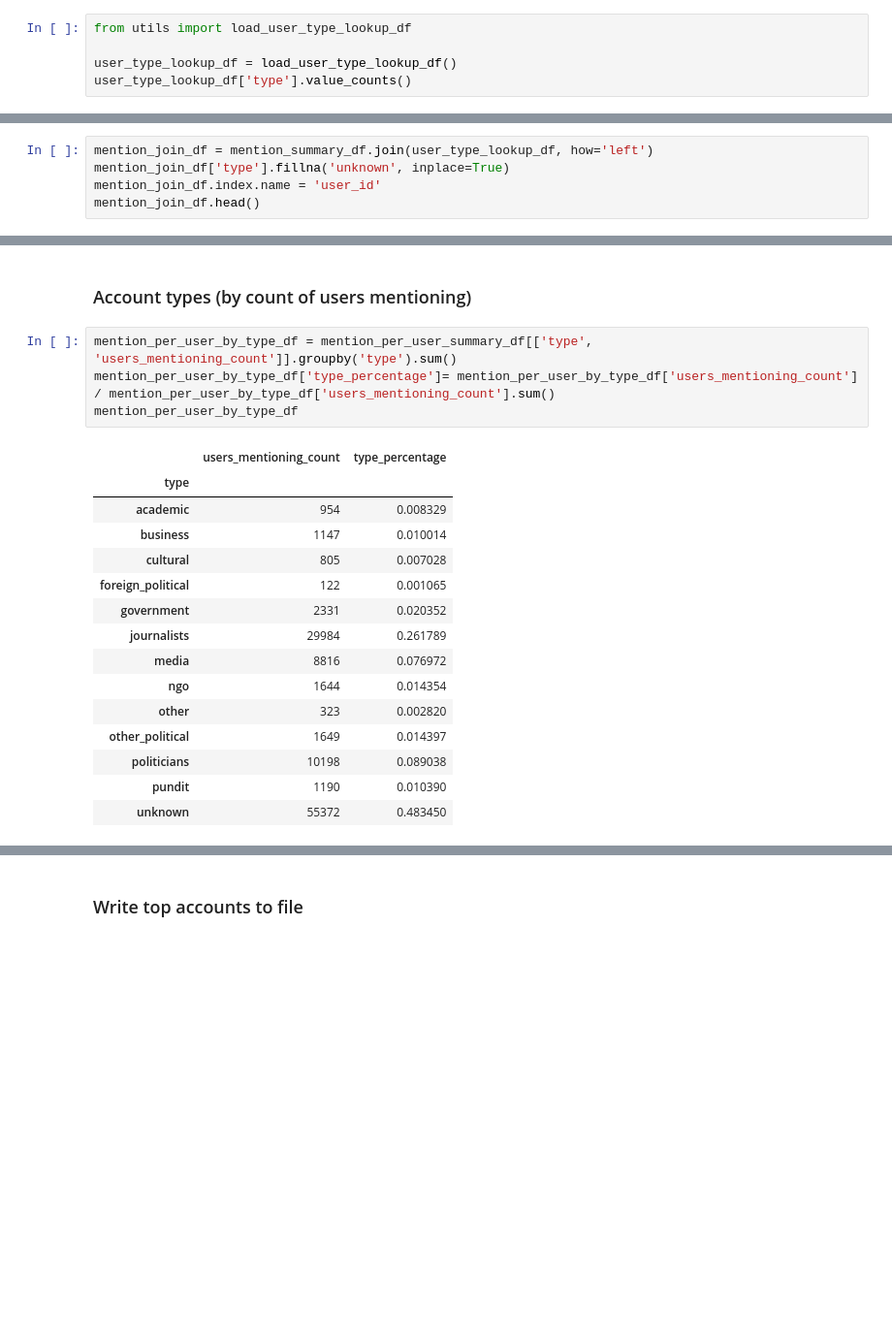
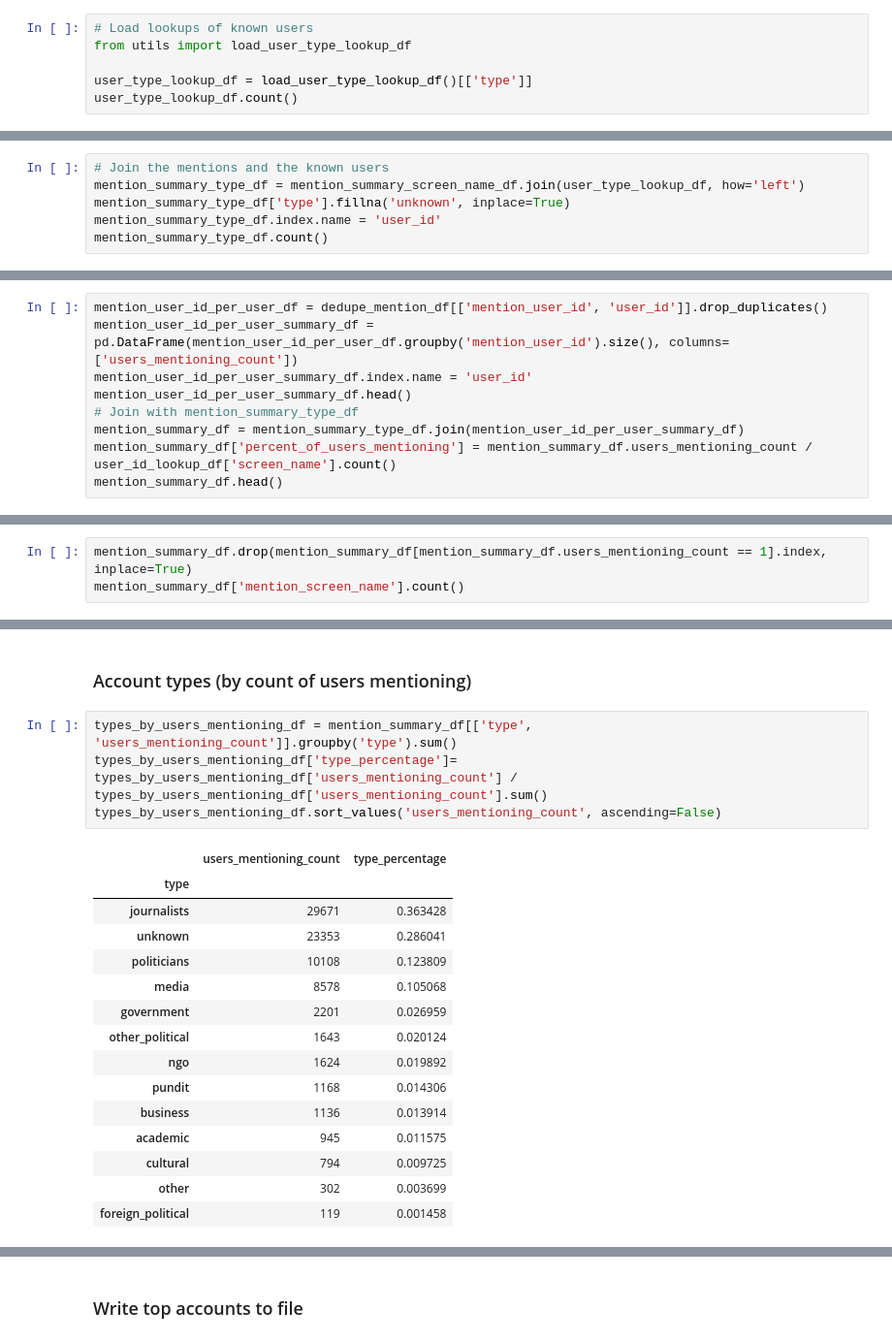
Before and after one commit to justinlittman/beltway_reporters, a Jupyter notebook: jupyter/Mentions.ipynb, the cells around one changed output, grey strips where cells are left out. Shown at 97% size. Drawn from its saved outputs; the diff is of its cells as text; blank space fills up the shorter version.

```diff
--- a/jupyter/Mentions.ipynb
+++ b/jupyter/Mentions.ipynb
@@ -150,6 +150,7 @@ mention_summary_df.head()
 # %%
+# Load lookups of known users
 from utils import load_user_type_lookup_df
 
-user_type_lookup_df = load_user_type_lookup_df()
-user_type_lookup_df['type'].value_counts()
+user_type_lookup_df = load_user_type_lookup_df()[['type']]
+user_type_lookup_df.count()
 # %% [output]
@@ -171,6 +185,7 @@ Name: type, dtype: int64
 # %%
-mention_join_df = mention_summary_df.join(user_type_lookup_df, how='left')
-mention_join_df['type'].fillna('unknown', inplace=True)
-mention_join_df.index.name = 'user_id'
-mention_join_df.head()
+# Join the mentions and the known users
+mention_summary_type_df = mention_summary_screen_name_df.join(user_type_lookup_df, how='left')
+mention_summary_type_df['type'].fillna('unknown', inplace=True)
+mention_summary_type_df.index.name = 'user_id'
+mention_summary_type_df.count()
 # %% [output]
@@ -183,0 +209,9 @@ mention_join_df.head()
+# %%
+mention_user_id_per_user_df = dedupe_mention_df[['mention_user_id', 'user_id']].drop_duplicates()
+mention_user_id_per_user_summary_df = pd.DataFrame(mention_user_id_per_user_df.groupby('mention_user_id').size(), columns=['users_mentioning_count'])
+mention_user_id_per_user_summary_df.index.name = 'user_id'
+mention_user_id_per_user_summary_df.head()
+# Join with mention_summary_type_df
+mention_summary_df = mention_summary_type_df.join(mention_user_id_per_user_summary_df)
+mention_summary_df['percent_of_users_mentioning'] = mention_summary_df.users_mentioning_count / user_id_lookup_df['screen_name'].count()
+mention_summary_df.head()
@@ -200,0 +282,3 @@ Name: user_id, dtype: float64
+# %%
+mention_summary_df.drop(mention_summary_df[mention_summary_df.users_mentioning_count == 1].index, inplace=True)
+mention_summary_df['mention_screen_name'].count()
@@ -345,22 +424,22 @@ mention_per_user_summary_df[['mention_screen_name', 'type', 'users_mentioning_co
 # %% [markdown]
 ### Account types (by count of users mentioning)
 # %%
-mention_per_user_by_type_df = mention_per_user_summary_df[['type', 'users_mentioning_count']].groupby('type').sum()
-mention_per_user_by_type_df['type_percentage']= mention_per_user_by_type_df['users_mentioning_count'] / mention_per_user_by_type_df['users_mentioning_count'].sum()
-mention_per_user_by_type_df
+types_by_users_mentioning_df = mention_summary_df[['type', 'users_mentioning_count']].groupby('type').sum()
+types_by_users_mentioning_df['type_percentage']= types_by_users_mentioning_df['users_mentioning_count'] / types_by_users_mentioning_df['users_mentioning_count'].sum()
+types_by_users_mentioning_df.sort_values('users_mentioning_count', ascending=False)
 # %% [output]
 |  | users_mentioning_count | type_percentage |
 | type |  |  |
-| academic | 954 | 0.008329 |
-| business | 1147 | 0.010014 |
-| cultural | 805 | 0.007028 |
-| foreign_political | 122 | 0.001065 |
-| government | 2331 | 0.020352 |
-| journalists | 29984 | 0.261789 |
-| media | 8816 | 0.076972 |
-| ngo | 1644 | 0.014354 |
-| other | 323 | 0.002820 |
-| other_political | 1649 | 0.014397 |
-| politicians | 10198 | 0.089038 |
-| pundit | 1190 | 0.010390 |
-| unknown | 55372 | 0.483450 |
+| journalists | 29671 | 0.363428 |
+| unknown | 23353 | 0.286041 |
+| politicians | 10108 | 0.123809 |
+| media | 8578 | 0.105068 |
+| government | 2201 | 0.026959 |
+| other_political | 1643 | 0.020124 |
+| ngo | 1624 | 0.019892 |
+| pundit | 1168 | 0.014306 |
+| business | 1136 | 0.013914 |
+| academic | 945 | 0.011575 |
+| cultural | 794 | 0.009725 |
+| other | 302 | 0.003699 |
+| foreign_political | 119 | 0.001458 |
```
Also changed, not shown: parts of 44 cells of this notebook, 2 other files.
